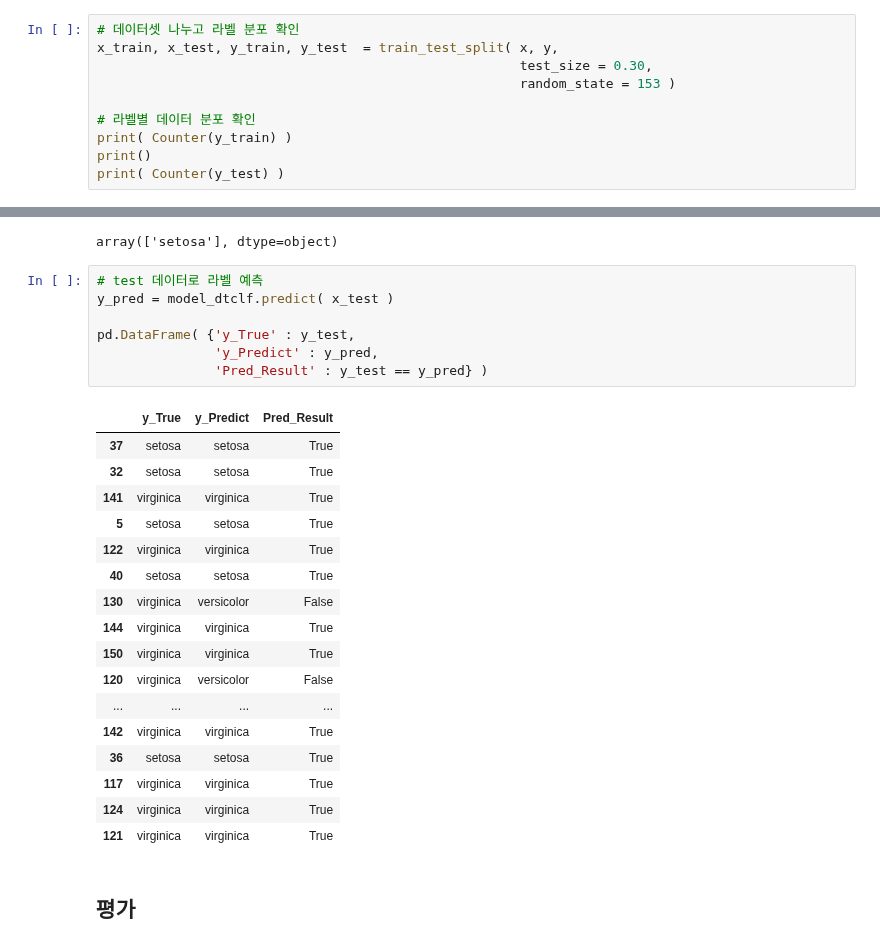
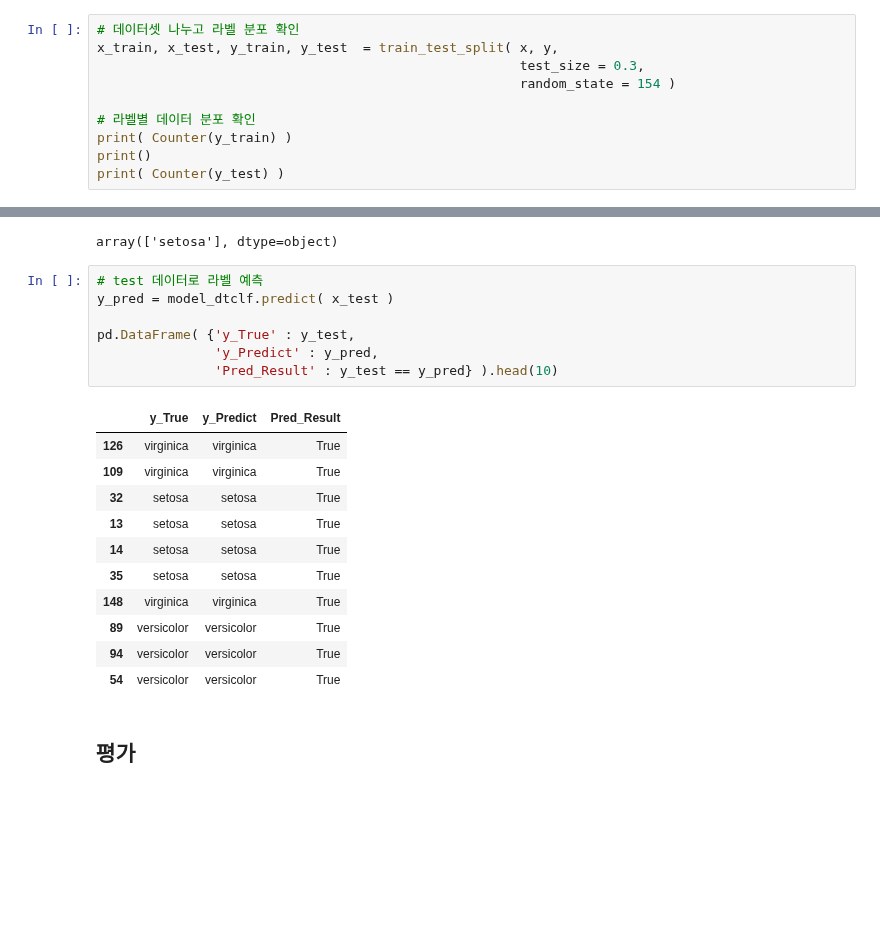
Before and after one commit to anjuiswhat/TIL, a Jupyter notebook: ADP_study/Python/5_정형 데이터마이닝/분류/정리_의사결정나무.ipynb, the cells around one changed output, grey strips where cells are left out. Cells and saved outputs as stored; diff of their text form; blank space fills up the shorter version.

```diff
--- a/ADP_study/Python/5_정형 데이터마이닝/분류/정리_의사결정나무.ipynb
+++ b/ADP_study/Python/5_정형 데이터마이닝/분류/정리_의사결정나무.ipynb
@@ -101,8 +102,8 @@ y = df_iris.iloc[:, 4 ]
 # %%
 # 데이터셋 나누고 라벨 분포 확인
 x_train, x_test, y_train, y_test  = train_test_split( x, y,
-                                                      test_size = 0.30,
-                                                      random_state = 153 )
+                                                      test_size = 0.3,
+                                                      random_state = 154 )
 
 # 라벨별 데이터 분포 확인
 print( Counter(y_train) )
@@ -210,28 +147,22 @@ array(['setosa'], dtype=object)
 # %%
 # test 데이터로 라벨 예측
 y_pred = model_dtclf.predict( x_test )
 
 pd.DataFrame( {'y_True' : y_test,
                'y_Predict' : y_pred,
-               'Pred_Result' : y_test == y_pred} )
+               'Pred_Result' : y_test == y_pred} ).head(10)
 # %% [output]
 |  | y_True | y_Predict | Pred_Result |
-| 37 | setosa | setosa | True |
+| 126 | virginica | virginica | True |
+| 109 | virginica | virginica | True |
 | 32 | setosa | setosa | True |
-| 141 | virginica | virginica | True |
-| 5 | setosa | setosa | True |
-| 122 | virginica | virginica | True |
-| 40 | setosa | setosa | True |
-| 130 | virginica | versicolor | False |
-| 144 | virginica | virginica | True |
-| 150 | virginica | virginica | True |
-| 120 | virginica | versicolor | False |
-| ... | ... | ... | ... |
-| 142 | virginica | virginica | True |
-| 36 | setosa | setosa | True |
-| 117 | virginica | virginica | True |
-| 124 | virginica | virginica | True |
-| 121 | virginica | virginica | True |
+| 13 | setosa | setosa | True |
+| 14 | setosa | setosa | True |
+| 35 | setosa | setosa | True |
+| 148 | virginica | virginica | True |
+| 89 | versicolor | versicolor | True |
+| 94 | versicolor | versicolor | True |
+| 54 | versicolor | versicolor | True |
 # %% [markdown]
 ## 평가
 # %% [markdown]
```
Also changed, not shown: parts of 64 cells of this notebook.
